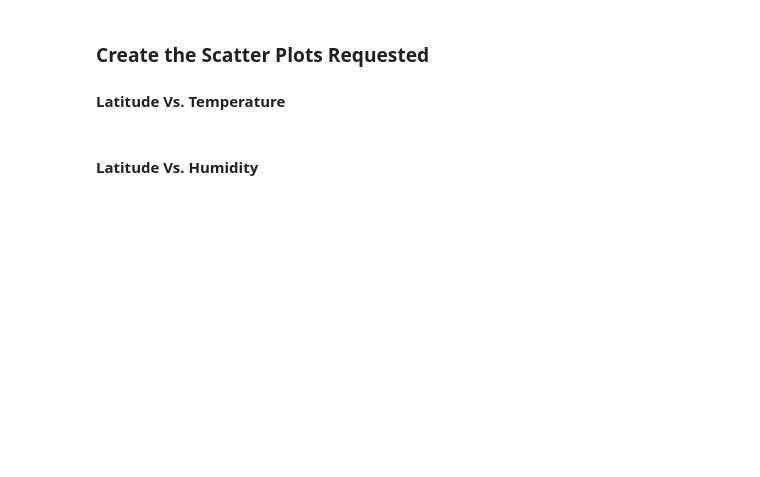
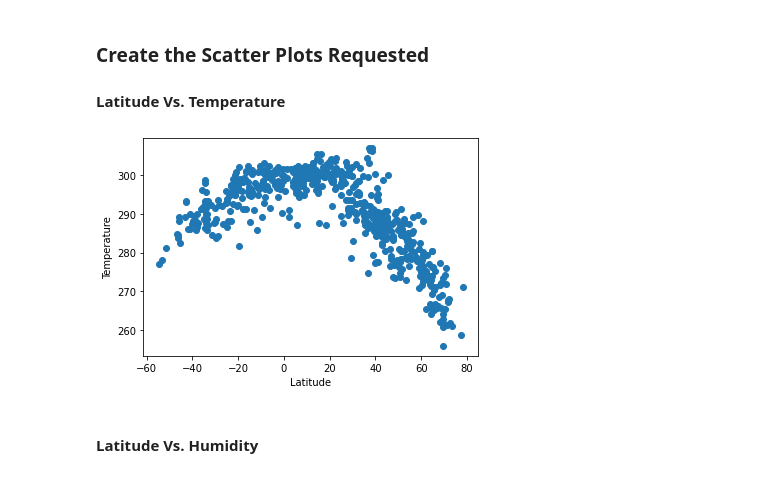
Before and after one commit to KAMAS-2058/python-api-challenge, a Jupyter notebook: weatherpy/WeatherPy.ipynb, the cells around one changed output. Drawn from its saved outputs; the diff is of its cells as text; code cells hidden in the pictures; blank space fills up the shorter version.

```diff
--- a/weatherpy/WeatherPy.ipynb
+++ b/weatherpy/WeatherPy.ipynb
@@ -166,17 +195,32 @@ city_data_df.head()
 
 #### Latitude Vs. Temperature
 # %%
+lat = city_data_df['Lat']
+lng = city_data_df['Lng']
+temp = city_data_df['Max Temp']
+hum = city_data_df['Humidity']
+clo = city_data_df['Cloudiness']
+win = city_data_df['Wind Speed']
+country = city_data_df['Country']
+thedate = city_data_df['Date']
 # Build scatter plot for latitude vs. temperature
-# YOUR CODE HERE
+# Incorporate the other graph properties
 
-# Incorporate the other graph properties
-# YOUR CODE HERE
+
+fig, ax = plt.subplots()
+ax.scatter(lat,temp,label="Max Temperature For City")
+ax.set_xlabel("Latitude")
+ax.set_ylabel("Temperature")
+
+
 
 # Save the figure
 plt.savefig("output_data/Fig1.png")
 
 # Show plot
 plt.show()
+# %% [output]
+[figure, added]
 # %% [markdown]
 #### Latitude Vs. Humidity
 # %%
```
Also changed, not shown: parts of 36 cells of this notebook.
